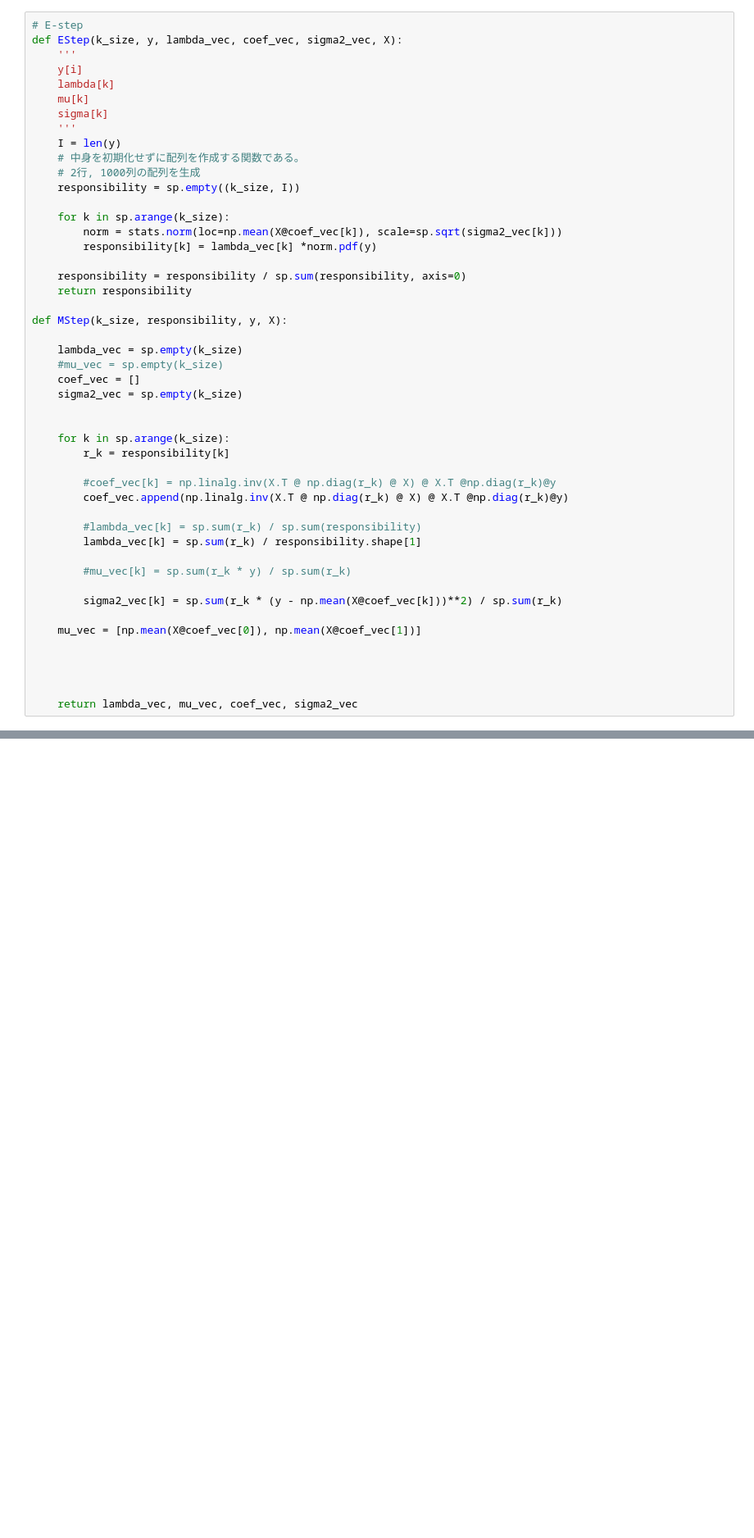
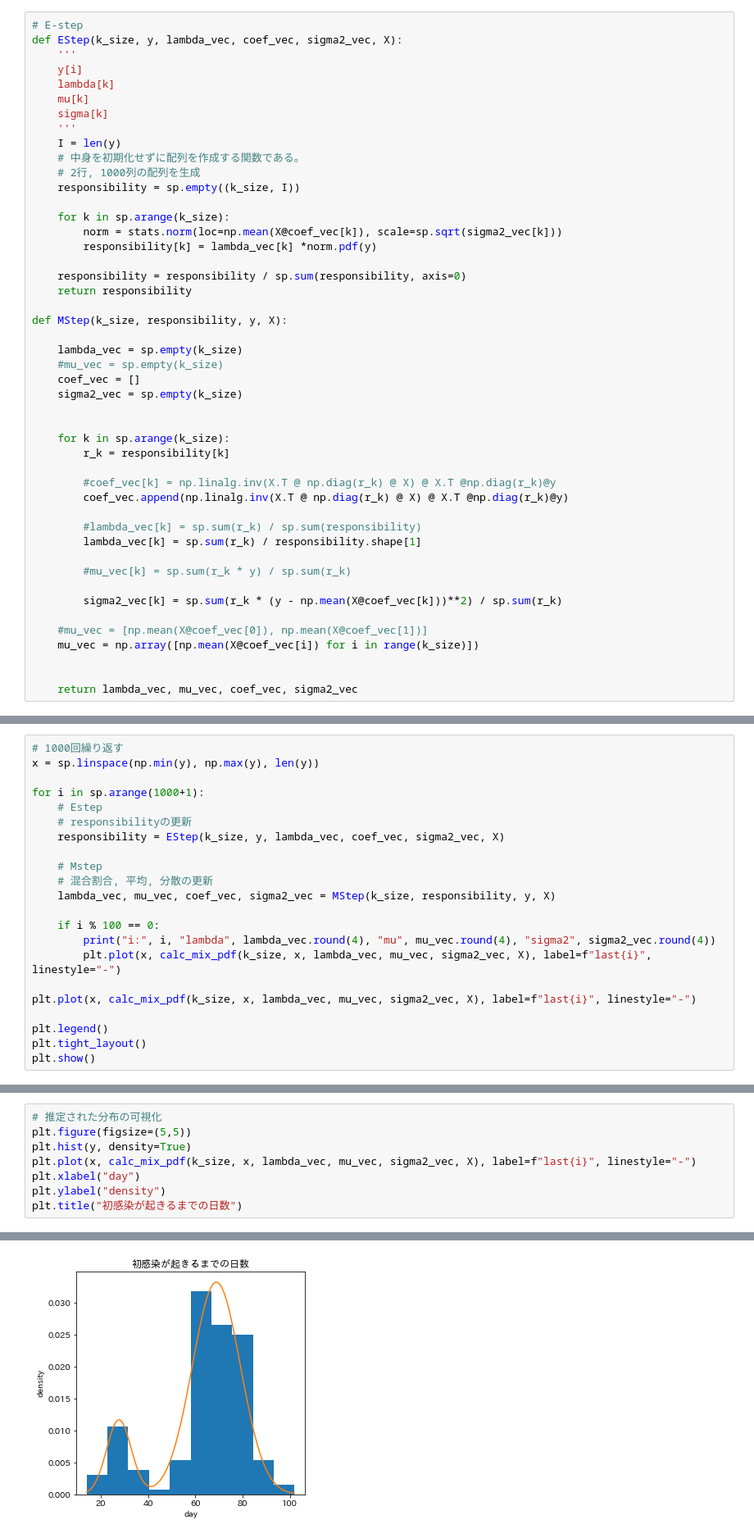
Before and after one commit to nori0724/COVID-19, a Jupyter notebook: notebook/混合分布モデル/2成分混合回帰モデル_変数選択_関数化.ipynb, the cells around one changed output, grey strips where cells are left out. Shown: that part at 82% size. Saved outputs shown, nothing was run; the diff lists cells and outputs as text; blank space fills up the shorter version.

```diff
--- a/notebook/混合分布モデル/2成分混合回帰モデル_変数選択_関数化.ipynb
+++ b/notebook/混合分布モデル/2成分混合回帰モデル_変数選択_関数化.ipynb
@@ -58,9 +55,8 @@ def MStep(k_size, responsibility, y, X):
 
         sigma2_vec[k] = sp.sum(r_k * (y - np.mean(X@coef_vec[k]))**2) / sp.sum(r_k)
 
-    mu_vec = [np.mean(X@coef_vec[0]), np.mean(X@coef_vec[1])]
-
-
+    #mu_vec = [np.mean(X@coef_vec[0]), np.mean(X@coef_vec[1])]
+    mu_vec = np.array([np.mean(X@coef_vec[i]) for i in range(k_size)])
 
 
     return lambda_vec, mu_vec, coef_vec, sigma2_vec
@@ -321,0 +179,22 @@ df_first
+# %%
+# 1000回繰り返す
+x = sp.linspace(np.min(y), np.max(y), len(y))
+
+for i in sp.arange(1000+1):
+    # Estep
+    # responsibilityの更新
+    responsibility = EStep(k_size, y, lambda_vec, coef_vec, sigma2_vec, X)
+
+    # Mstep
+    # 混合割合, 平均, 分散の更新
+    lambda_vec, mu_vec, coef_vec, sigma2_vec = MStep(k_size, responsibility, y, X)
+
+    if i % 100 == 0:
+        print("i:", i, "lambda", lambda_vec.round(4), "mu", mu_vec.round(4), "sigma2", sigma2_vec.round(4))
+        plt.plot(x, calc_mix_pdf(k_size, x, lambda_vec, mu_vec, sigma2_vec, X), label=f"last{i}", linestyle="-")
+
+plt.plot(x, calc_mix_pdf(k_size, x, lambda_vec, mu_vec, sigma2_vec, X), label=f"last{i}", linestyle="-")
+
+plt.legend()
+plt.tight_layout()
+plt.show()
@@ -321,0 +231,9 @@ df_first
+# %%
+# 推定された分布の可視化
+plt.figure(figsize=(5,5))
+plt.hist(y, density=True)
+plt.plot(x, calc_mix_pdf(k_size, x, lambda_vec, mu_vec, sigma2_vec, X), label=f"last{i}", linestyle="-")
+plt.xlabel("day")
+plt.ylabel("density")
+plt.title("初感染が起きるまでの日数")
+# %% [output]
@@ -321,0 +241 @@ df_first
+[figure, added]
```
Also changed, not shown: parts of 18 cells of this notebook.
